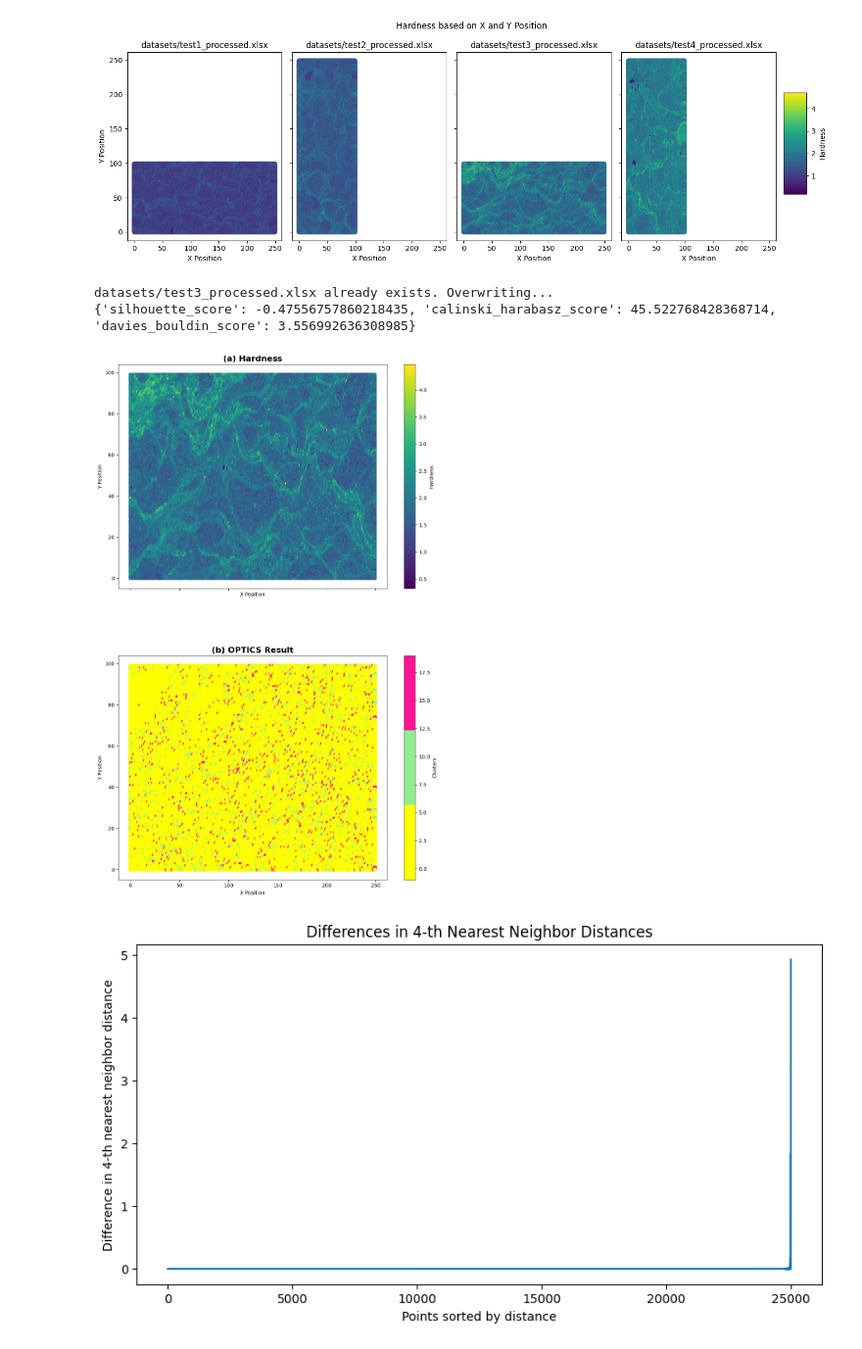
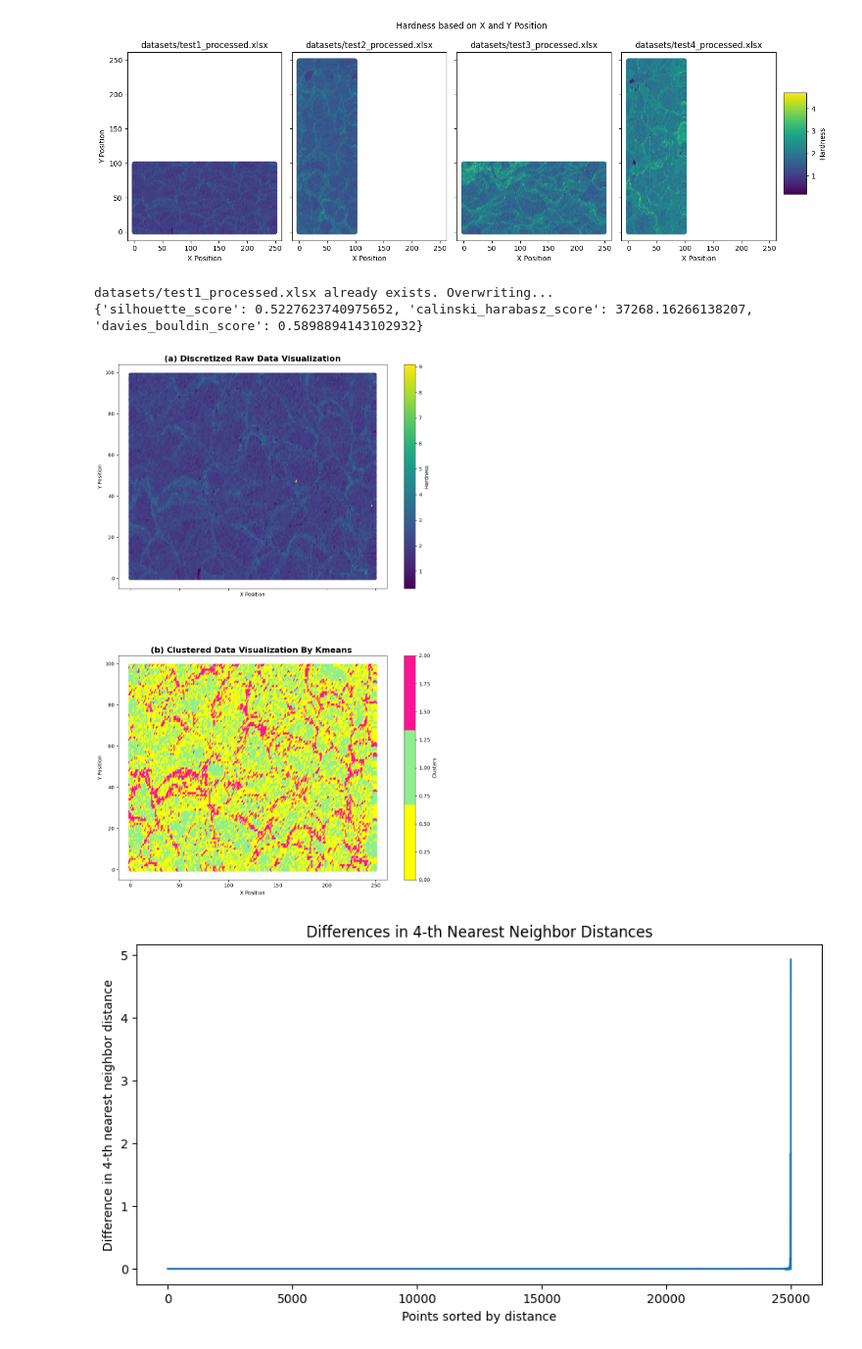
Before and after one commit to mm6396/ClusterComp, a Jupyter notebook: evaluation_modulus8.ipynb, the cells around one changed output. Shown at 98% size. Drawn from its saved outputs; the diff is of its cells as text; code cells hidden in the pictures.

```diff
--- a/evaluation_modulus8.ipynb
+++ b/evaluation_modulus8.ipynb
@@ -269,7 +269,7 @@ from sklearn.cluster import Birch
 from sklearn.preprocessing import StandardScaler
 from sklearn.metrics import silhouette_score, calinski_harabasz_score, davies_bouldin_score
 
-files = ["datasets/test3.xlsx"]
+files = ["datasets/test1.xlsx"]
 files_p = processing_procedure(files)
 
 datasets = [pd.read_excel(file, engine='openpyxl') for file in files_p]
@@ -277,7 +277,7 @@ datasets = [pd.read_excel(file, engine='openpyxl') for file in files_p]
 fig, axs = plt.subplots(2, 1, figsize=(10, 15), sharex=True, sharey=True)
 
 cmap_clusters_A = ListedColormap(['yellow', 'lightgreen', 'deeppink'])
-columns_to_drop = ['Depth', 'X Position', 'Y Position', 'Z Position', 'Load', 'Stiffness']
+columns_to_drop = ['Depth', 'X Position', 'Y Position', 'Z Position', 'Load', 'Stiffness' ,'MODULUS']
 
 
 
@@ -285,10 +285,16 @@ columns_to_drop = ['Depth', 'X Position', 'Y Position', 'Z Position', 'Load', 'S
 # Plot Hardness data
 for ax, df in zip([axs[0]], datasets):
     sc = ax.scatter(df['X Position'], df['Y Position'], c=df['HARDNESS'], cmap='viridis')
-    ax.set_title('(a) Hardness', fontsize=16, fontweight='bold')
+    ax.set_title('(a) Discretized Raw Data Visualization', fontsize=16, fontweight='bold')
     ax.set_ylabel('Y Position')
     ax.set_xlabel('X Position')
     fig.colorbar(sc, ax=ax, label='Hardness')
+
+
+
+
+
+
 
 
 
@@ -348,45 +354,66 @@ for ax, df in zip([axs[0]], datasets):
 #     labels = dbscan.labels_
 
 #     print({
 #          'silhouette_score': silhouette_score(scaled_eval, labels),
 #         'calinski_harabasz_score': calinski_harabasz_score(scaled_eval, labels),
 #          'davies_bouldin_score': davies_bouldin_score(scaled_eval, labels)
 #      })
+# for ax, df in zip([axs[1]], datasets):
+#     hardness_data_np = df.drop(columns=columns_to_drop).to_numpy()
+#     hardness_data_np = StandardScaler().fit_transform(hardness_data_np)
+
+#     optics = OPTICS(min_samples=100, xi=0.0008)
+#     df['optics_cluster'] = optics.fit_predict(hardness_data_np)
+
+#     sc = ax.scatter(df['X Position'], df['Y Position'], c=df['optics_cluster'], cmap=cmap_clusters_A, s=50)
+#     ax.set_title('(b) OPTICS Result', fontsize=16, fontweight='bold')
+#     ax.set_xlabel('X Position')
+#     ax.set_ylabel('Y Position')
+#     fig.colorbar(sc, ax=ax, label='Clusters')
+
+#     scaled_eval = hardness_data_np
+#     labels = optics.labels_
+
+#     print({
+#         'silhouette_score': silhouette_score(scaled_eval, labels),
+#         'calinski_harabasz_score': calinski_harabasz_score(scaled_eval, labels),
+#         'davies_bouldin_score': davies_bouldin_score(scaled_eval, labels)
+#     })
 for ax, df in zip([axs[1]], datasets):
     hardness_data_np = df.drop(columns=columns_to_drop).to_numpy()
     hardness_data_np = StandardScaler().fit_transform(hardness_data_np)
 
-    optics = OPTICS(min_samples=100, xi=0.0008)
-    df['optics_cluster'] = optics.fit_predict(hardness_data_np)
+    # Using KMeans with provided parameters
+    kmeans = KMeans(n_clusters=3, init= 'k-means++'  , n_init = 30 , max_iter=300)
+    df['kmeans_cluster'] = kmeans.fit_predict(hardness_data_np)
 
-    sc = ax.scatter(df['X Position'], df['Y Position'], c=df['optics_cluster'], cmap=cmap_clusters_A, s=50)
-    ax.set_title('(b) OPTICS Result', fontsize=16, fontweight='bold')
+    sc = ax.scatter(df['X Position'], df['Y Position'], c=df['kmeans_cluster'], cmap=cmap_clusters_A, s=50)
+    ax.set_title('(b) Clustered Data Visualization By Kmeans ', fontsize=16, fontweight='bold')
     ax.set_xlabel('X Position')
     ax.set_ylabel('Y Position')
     fig.colorbar(sc, ax=ax, label='Clusters')
 
     scaled_eval = hardness_data_np
-    labels = optics.labels_
+    labels = kmeans.labels_
 
     print({
-        'silhouette_score': silhouette_score(scaled_eval, labels),
+         'silhouette_score': silhouette_score(scaled_eval, labels),
         'calinski_harabasz_score': calinski_harabasz_score(scaled_eval, labels),
-        'davies_bouldin_score': davies_bouldin_score(scaled_eval, labels)
-    })
-
+         'davies_bouldin_score': davies_bouldin_score(scaled_eval, labels)
+     })
 
 
 
 
 
 plt.tight_layout()
 plt.subplots_adjust(hspace=0.3)
 plt.savefig("ComparePlot2.png", dpi=300)
 plt.show()
 # %% [output]
-datasets/test3_processed.xlsx already exists. Overwriting...
-{'silhouette_score': -0.47556757860218435, 'calinski_harabasz_score': 45.522768428368714, 'davies_bouldin_score': 3.556992636308985}
+datasets/test1_processed.xlsx already exists. Overwriting...
+{'silhouette_score': 0.5227623740975652, 'calinski_harabasz_score': 37268.16266138207, 'davies_bouldin_score': 0.5898894143102932}
-[figure, old version]
+[figure, new version]
 # %%
 from sklearn.neighbors import NearestNeighbors
 import numpy as np
```
Also changed, not shown: parts of 26 cells of this notebook, 50 other files.
